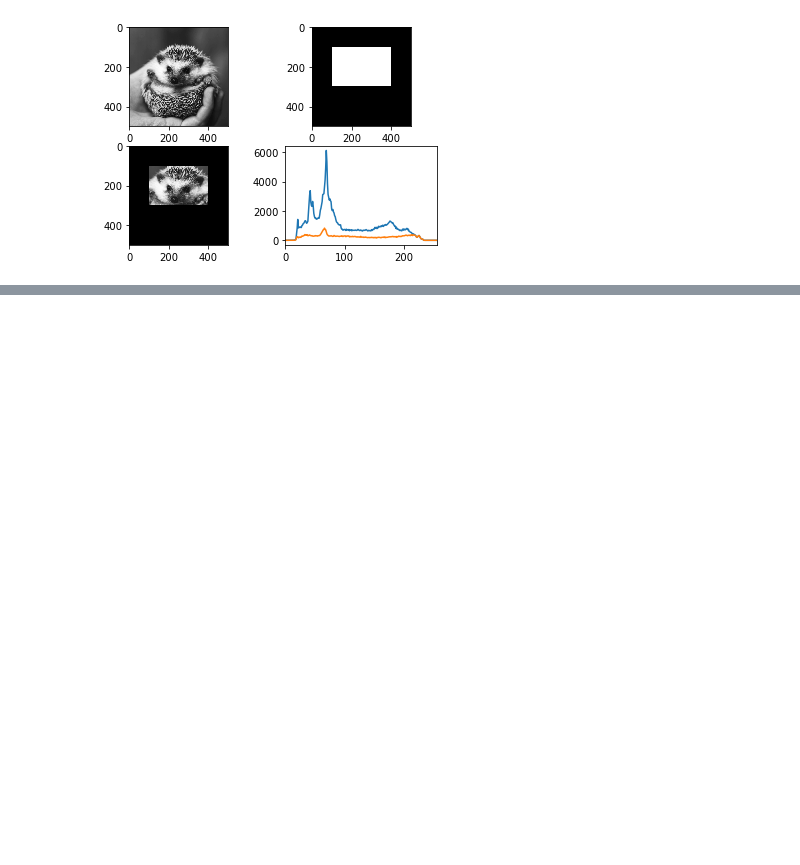
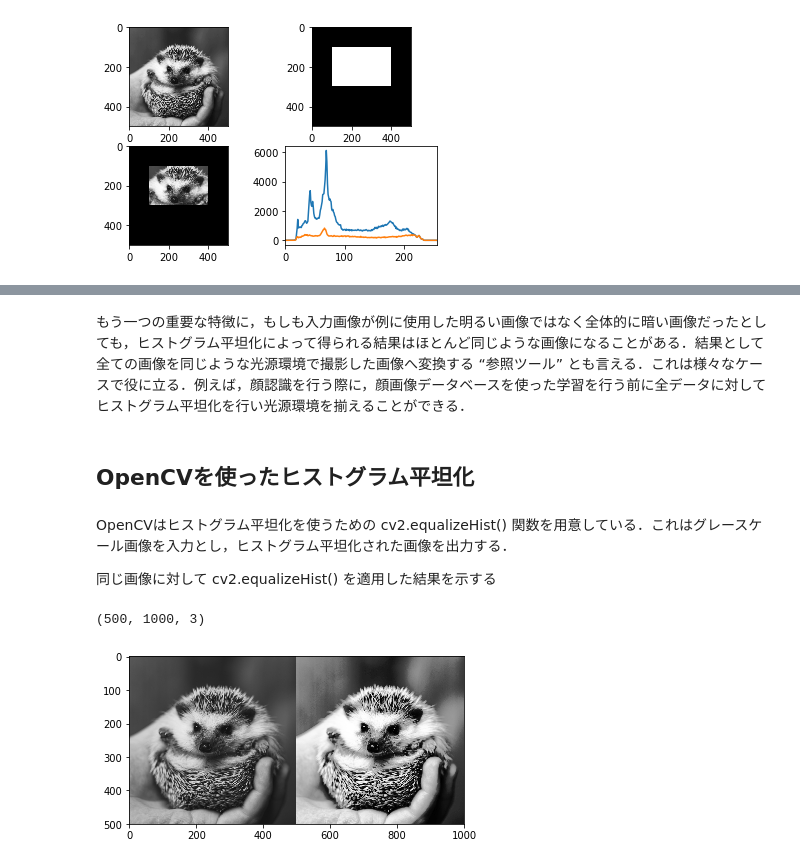
Before and after one commit to miyamotok0105/opencv_sample, a Jupyter notebook: tutorial/py_image_display/12ヒストグラム.ipynb, the cells around one changed output, grey strips where cells are left out. Saved outputs shown, nothing was run; the diff lists cells and outputs as text; code cells hidden in the pictures; blank space fills up the shorter version.

```diff
--- a/tutorial/py_image_display/12ヒストグラム.ipynb
+++ b/tutorial/py_image_display/12ヒストグラム.ipynb
@@ -80,0 +147,20 @@ plt.show()
+# %% [markdown]
+もう一つの重要な特徴に，もしも入力画像が例に使用した明るい画像ではなく全体的に暗い画像だったとしても，ヒストグラム平坦化によって得られる結果はほとんど同じような画像になることがある．結果として全ての画像を同じような光源環境で撮影した画像へ変換する “参照ツール” とも言える．これは様々なケースで役に立る．例えば，顔認識を行う際に，顔画像データベースを使った学習を行う前に全データに対してヒストグラム平坦化を行い光源環境を揃えることができる．
+# %% [markdown]
+## OpenCVを使ったヒストグラム平坦化
+# %% [markdown]
+OpenCVはヒストグラム平坦化を使うための cv2.equalizeHist() 関数を用意している．これはグレースケール画像を入力とし，ヒストグラム平坦化された画像を出力する．
+
+同じ画像に対して cv2.equalizeHist() を適用した結果を示する
+# %%
+img = cv2.imread('../../img/hari.jpg',0)
+equ = cv2.equalizeHist(img)
+res = np.hstack((img,equ)) #stacking images side-by-side
+res = cv2.cvtColor(res, cv2.COLOR_GRAY2RGB) #ここ！！
+
+print(res.shape)
+plt.plot(), plt.imshow(res)
+plt.show()
+# %% [output]
+(500, 1000, 3)
+[figure, added]
```
Also changed, not shown: parts of 17 cells of this notebook, 3 other files.
